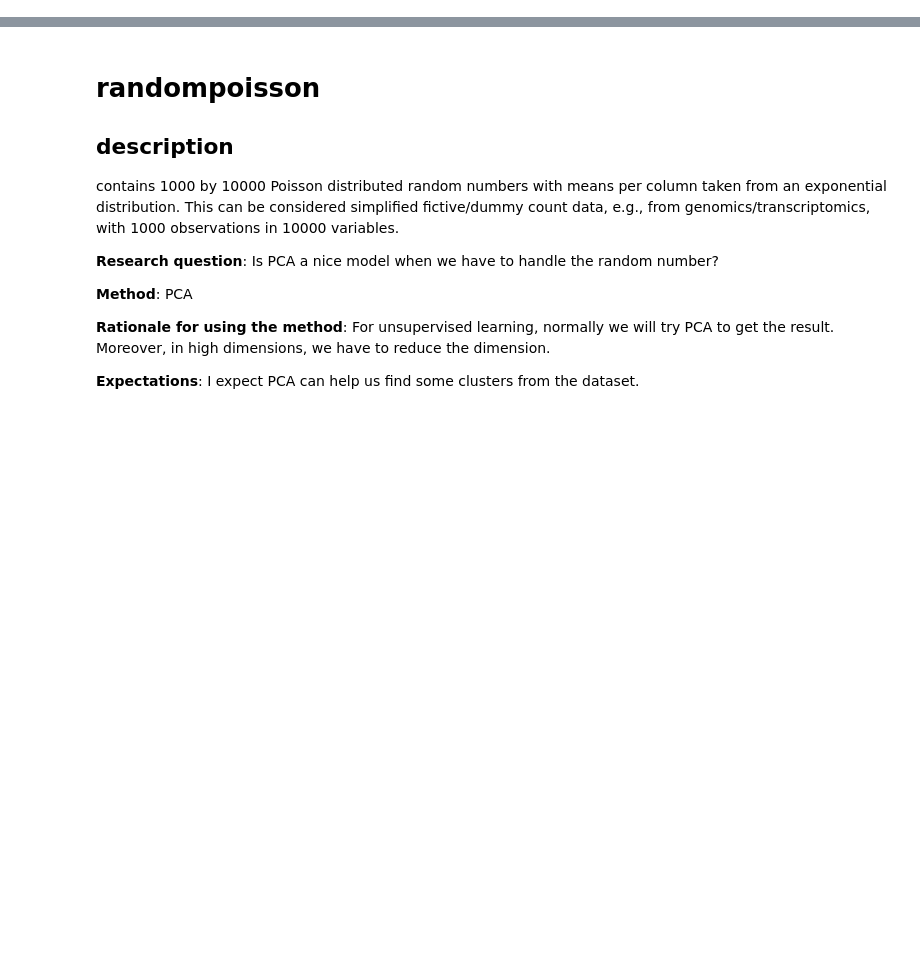
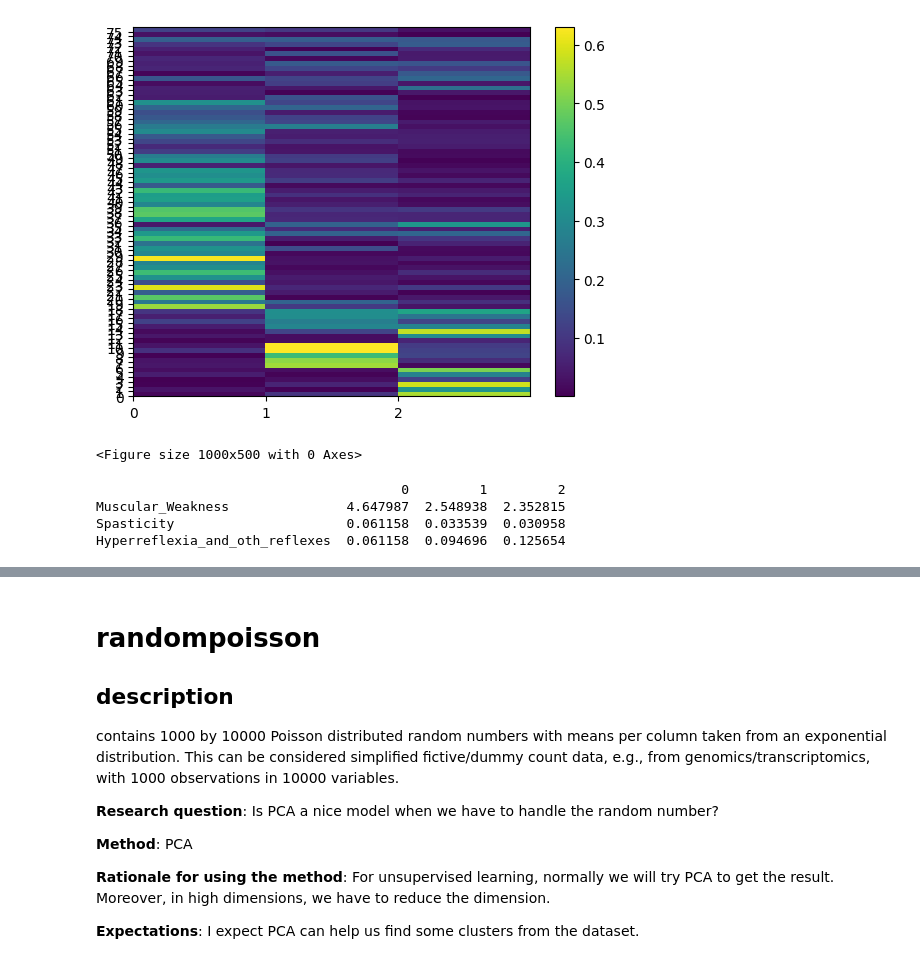
Before and after one commit to parvej35/DS2_Multivariate_Component_Analysis, a Jupyter notebook: Exam_Extra_Resit_2022-Oct-24/Parvej_Chowdhury_MDS_PCA.ipynb, the cells around one changed output, grey strips where cells are left out. Saved outputs shown, nothing was run; the diff lists cells and outputs as text; code cells hidden in the pictures; blank space fills up the shorter version.

```diff
--- a/Exam_Extra_Resit_2022-Oct-24/Parvej_Chowdhury_MDS_PCA.ipynb
+++ b/Exam_Extra_Resit_2022-Oct-24/Parvej_Chowdhury_MDS_PCA.ipynb
@@ -27,0 +144,26 @@ from sklearn.preprocessing import MinMaxScaler
+# %%
+import numpy as np
+Z=np.abs(fa.loadings_)
+fig, ax = plt.subplots()
+c = ax.pcolor(Z)
+
+# plt.figure(figsize=(10, 5))
+
+fig.colorbar(c, ax=ax)
+ax.set_yticks(np.arange(fa.loadings_.shape[0]), minor=False)
+ax.set_xticks(np.arange(fa.loadings_.shape[1]), minor=False)
+# ax.set_yticklabels(fa.loadings.index.values)
+# ax.set_xticklabels(fa.loadings.columns.values)
+
+plt.figure(figsize=(10, 5))
+plt.show()
+# %% [output]
+[figure, added]
+<Figure size 1000x500 with 0 Axes>
+# %%
+print(pd.DataFrame(fa.get_factor_variance(),index=['Muscular_Weakness','Spasticity','Hyperreflexia_and_oth_reflexes']))
+# %% [output]
+                                       0         1         2
+Muscular_Weakness               4.647987  2.548938  2.352815
+Spasticity                      0.061158  0.033539  0.030958
+Hyperreflexia_and_oth_reflexes  0.061158  0.094696  0.125654
```
Also changed, not shown: parts of 47 cells of this notebook, 4 other files.
